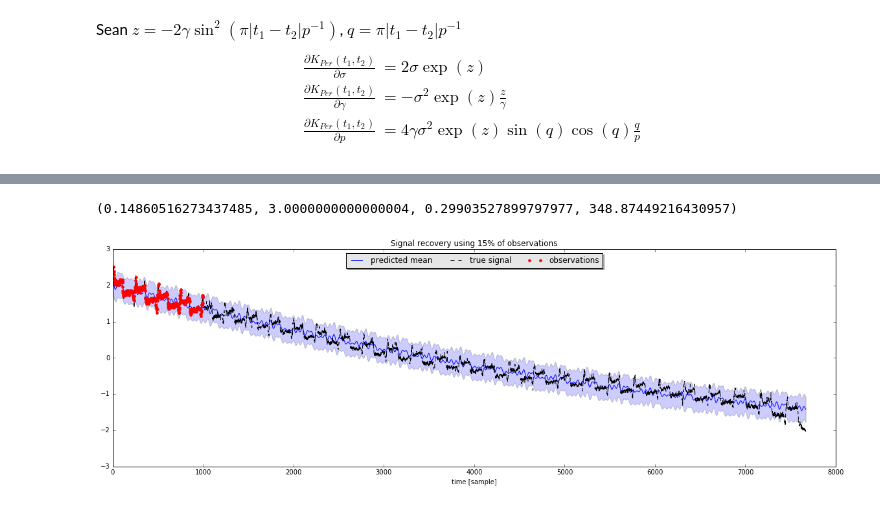
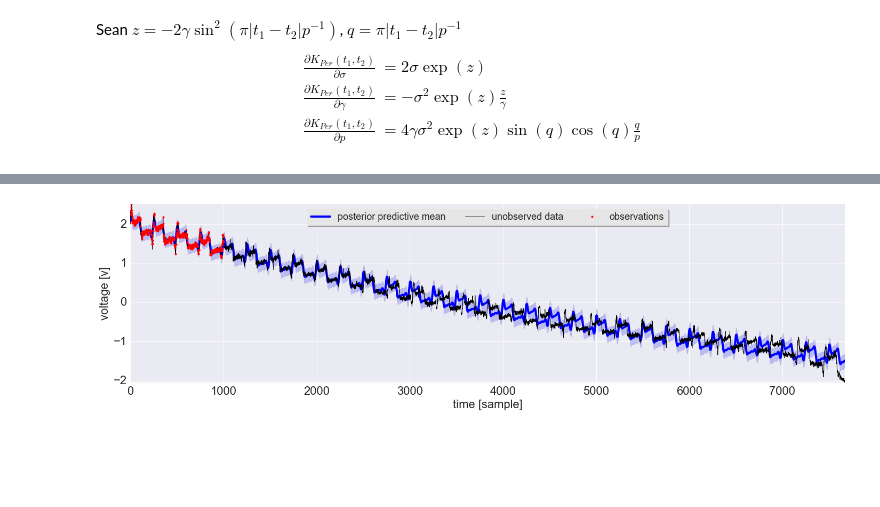
Before and after one commit to naerolf/GP-Bicicleta, a Jupyter notebook: GP Bicicleta.ipynb, the cells around one changed output, grey strips where cells are left out. Cells and saved outputs as stored; diff of their text form; code cells hidden in the pictures; blank space fills up the shorter version.

```diff
--- a/GP Bicicleta.ipynb
+++ b/GP Bicicleta.ipynb
@@ -640,11 +639,13 @@ def like_Per(X, y, t):
     #entrenamiento con respecto al logaritmo de los hyperparámetros, para no imponer restricciones de positividad
 	sigma_un, gamma_1, sigma_1, per_1 = np.exp(X)
 	Gram=Per(t,t,gamma_1,sigma_1,per_1)+sigma_un**2*np.identity(len(t));
-#	check = np.linalg.eigvalsh(Gram)
-#	print(np.all(check>0))
-#	print(np.min(check))
+	check = np.linalg.eigvalsh(Gram)
+	print(np.all(check>0))
+	print(np.min(check))
+	print(sigma_un)
 #	print(np.shape(Gram))
-#	print(Gram[:3,:3])
+	print(np.linalg.norm(Gram-Gram.T))
+	print(sigma_un, gamma_1, sigma_1, per_1)
 	cGg = sc.linalg.cholesky(Gram, lower=True)
 	invGram=np.dot(np.linalg.inv(cGg.T),np.linalg.inv(cGg))
 	#invGram=np.linalg.inv(Gram)
@@ -655,13 +656,15 @@ def like_Per(X, y, t):
 def like_Per_Df(X, y, t):
 	sigma_un, gamma_1, sigma_1, per_1 = np.exp(X)
 	per_1 = 1/per_1
+	per_1 = 250
 	Gram0=Per(t,t,gamma_1,sigma_1,per_1)
 	Gram=Gram0+sigma_un**2*np.identity(len(t));
 	check = np.linalg.eigvalsh(Gram)
-#	print(np.all(check>0))
-#	print(np.min(check))
+	print(np.all(check>0))
+	print(np.min(check))
+	print(sigma_un)
 #	print(np.shape(Gram))
-#	print(Gram[:3,:3])
+	print(np.linalg.norm(Gram-Gram.T))
 	cGg=np.linalg.cholesky(Gram)
 	invGram=np.dot(np.linalg.inv(cGg.T),np.linalg.inv(cGg))
 	#invGram = np.linalg.norm(Gram)
@@ -678,6 +681,6 @@ def like_Per_Df(X, y, t):
 	d1=  -np.trace(np.dot(B,D1))
 	d2=  -np.trace(np.dot(B,D2))
 	d3=  -np.trace(np.dot(B,D3))
-	d4=  -np.trace(np.dot(B,D3))
+	d4=  0#-np.trace(np.dot(B,D4))
    	#print(['Derivatives: ', d1, d2, d3])
 	return np.asarray([0.5*d1, 0.5*d2, 0.5*d3, 0.5*d4])
@@ -784,7 +804,3 @@ Tiempo transcurrido 55.308669
-# %%
-print(sigma_y_GP_test,gamma_test,sigma_test,per_test)
-# %% [output]
-(0.14860516273437485, 3.0000000000000004, 0.29903527899797977, 348.87449216430957)
 # %%
 cov=Per_diag(t,t,gamma=gamma_test,sigma=sigma_test,per=per_test)
 cov_obs=Per(t_obs,t_obs,gamma=gamma_test,sigma=sigma_test,per=per_test)
@@ -797,19 +813,24 @@ y_model=np.dot(temp,y_obs)
 v_model=np.diag(cov-np.dot(temp,K_star.T))
 std_dev=np.sqrt(v_model)
 # %%
-
 #graficar estimación, observaciones y datos reales
-fig=plt.figure(2, figsize=(20,6))
+fsize = 22
+fig=plt.figure(10, figsize=(24,6))
 ax = plt.gca()
-plt.plot(t,y_model_trend,'b',label='predicted mean')
+plt.plot(t,y_model_trend,'b',label='posterior predictive mean',linewidth=4)
 plt.fill_between(t,y_model_trend-2*std_dev-2*sigma_y_GP_test, y_model_trend+2*std_dev+2*sigma_y_GP_test, facecolor='blue', alpha=0.2)
-plt.plot(t,f, color='black',ls='--',label='true signal')
-plt.plot(t_obs,y_trend_comp,'r.',ms=8,label='observations')
-leg=plt.legend(ncol=4,frameon=True, shadow=True, loc=9)
+plt.plot(t,f, color='black',ls='-',label='unobserved data',linewidth=1)
+plt.plot(t_obs,y_trend_comp,color='red', marker='.', linestyle='None',ms=8,label='observations')
+leg=plt.legend(ncol=4,frameon=True, shadow=True, loc=9,prop={'size':18})
 frame  = leg.get_frame()
 frame.set_facecolor('0.9')
-plt.xlabel('time [sample]')
-plt.title('Signal recovery using 15% of observations')
-plt.savefig("PER_post.eps",format='eps', dpi=1000)
+plt.xlabel('time [sample]', size = fsize)
+plt.ylabel('voltage [v]', size = fsize)
+#plt.title('title', size = fsize)
+plt.axis('tight')
+plt.rc('xtick', labelsize=22)
+plt.rc('ytick', labelsize=22)
+#plt.title('Signal recovery using 15% of observations')
+plt.savefig("Per_post.png",format='png', dpi=300, bbox_inches='tight')
 # %% [output]
-[figure, old version]
+[figure, new version]
```
Also changed, not shown: parts of 48 cells of this notebook, 8 other files.
